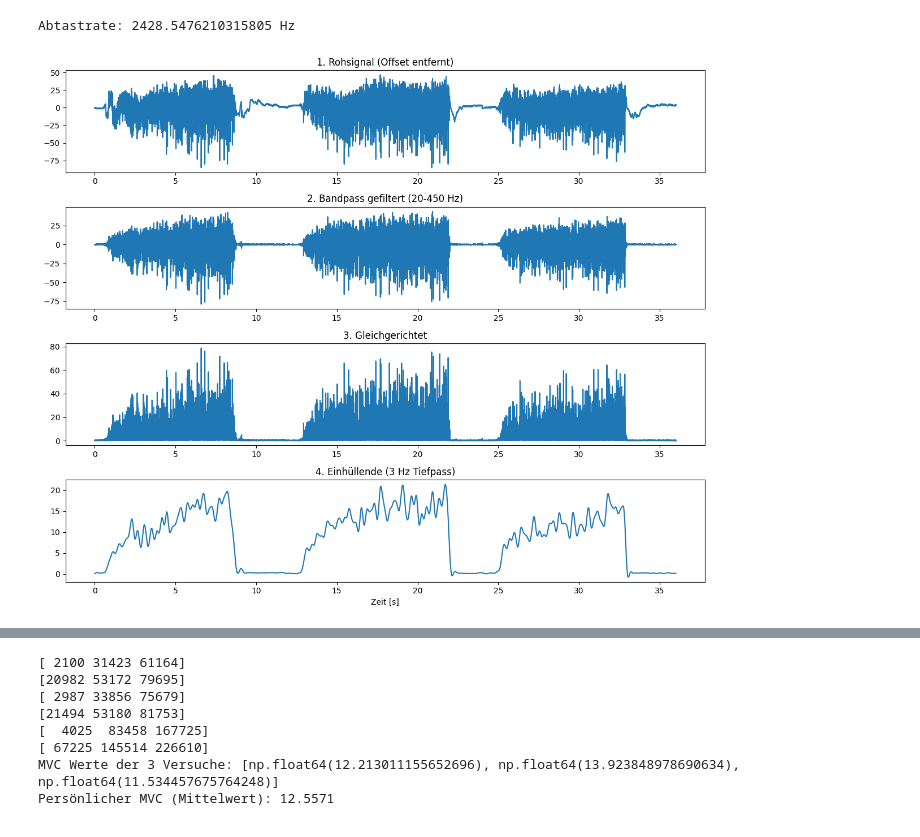
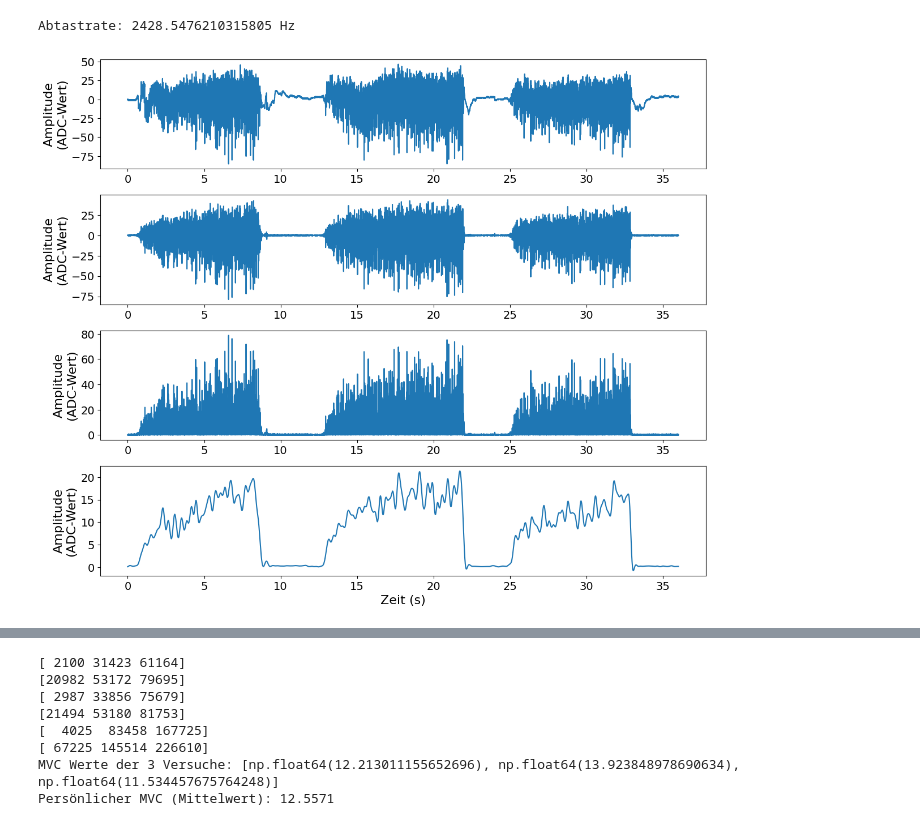
Before and after one commit to MaierElias/Labor_Biosignalverarbeitung, a Jupyter notebook: Labor_3/data_analysis/MainCode3.ipynb, the cells around one changed output, grey strips where cells are left out. Drawn from its saved outputs; the diff is of its cells as text; code cells hidden in the pictures.

```diff
--- a/Labor_3/data_analysis/MainCode3.ipynb
+++ b/Labor_3/data_analysis/MainCode3.ipynb
@@ -7,7 +7,6 @@ import Lab3Functions as l3f
 
 # 1. Daten laden
 weights, mvc, fatigue = l3f.import_data(';')
-
 
 mvc_signal = (mvc['emg'].values)
 weight_signal = (weights['emg'].values)
@@ -43,39 +42,51 @@ def preprocess_emg(data_series, fs):
     # Gleichrichten
     rectified = np.abs(filtered)
     # Einhüllende (3 Hz)
     envelope = butter_lowpass(rectified, 3, fs)
     return filtered, envelope
 
 # --- VERARBEITUNG ---
 mvc_filt, mvc_env = preprocess_emg(mvc_signal, fs)
 weight_filt, weight_env = preprocess_emg(weight_signal, fs)
 fatigue_filt, fatigue_env = preprocess_emg(fatigue_signal, fs)
 
 # --- PLOT MIT KORREKTER ZEITACHSE ---
 plt.figure(figsize=(12, 10))
 
+# Offset
 plt.subplot(4, 1, 1)
 plt.plot(t_correct, mvc_signal - np.mean(mvc_signal))
-plt.title('1. Rohsignal (Offset entfernt)')
+plt.xticks(fontsize=14)
+plt.yticks(fontsize=14)
+plt.ylabel('Amplitude\n(ADC-Wert)', fontsize=16)
 
+# Filtered
 plt.subplot(4, 1, 2)
 plt.plot(t_correct, mvc_filt)
-plt.title('2. Bandpass gefiltert (20-450 Hz)')
+plt.xticks(fontsize=14)
+plt.yticks(fontsize=14)
+plt.ylabel('Amplitude\n(ADC-Wert)', fontsize=16)
 
+# Rectified
 plt.subplot(4, 1, 3)
 plt.plot(t_correct, np.abs(mvc_filt))
-plt.title('3. Gleichgerichtet')
+plt.xticks(fontsize=14)
+plt.yticks(fontsize=14)
+plt.ylabel('Amplitude\n(ADC-Wert)', fontsize=16)
 
+# Envelope
 plt.subplot(4, 1, 4)
 plt.plot(t_correct, mvc_env)
-plt.title('4. Einhüllende (3 Hz Tiefpass)')
-plt.xlabel('Zeit [s]')
+plt.xticks(fontsize=14)
+plt.yticks(fontsize=14)
+plt.ylabel('Amplitude\n(ADC-Wert)', fontsize=16)
+plt.xlabel('Zeit (s)', fontsize=16)
 
 plt.tight_layout()
 plt.savefig("filtered_mvc.png")
 # %% [output]
 Abtastrate: 2428.5476210315805 Hz
-[figure, old version]
+[figure, new version]
 # %%
 import matplotlib
 
```
Also changed, not shown: parts of 1 cell of this notebook, 2 other files.
